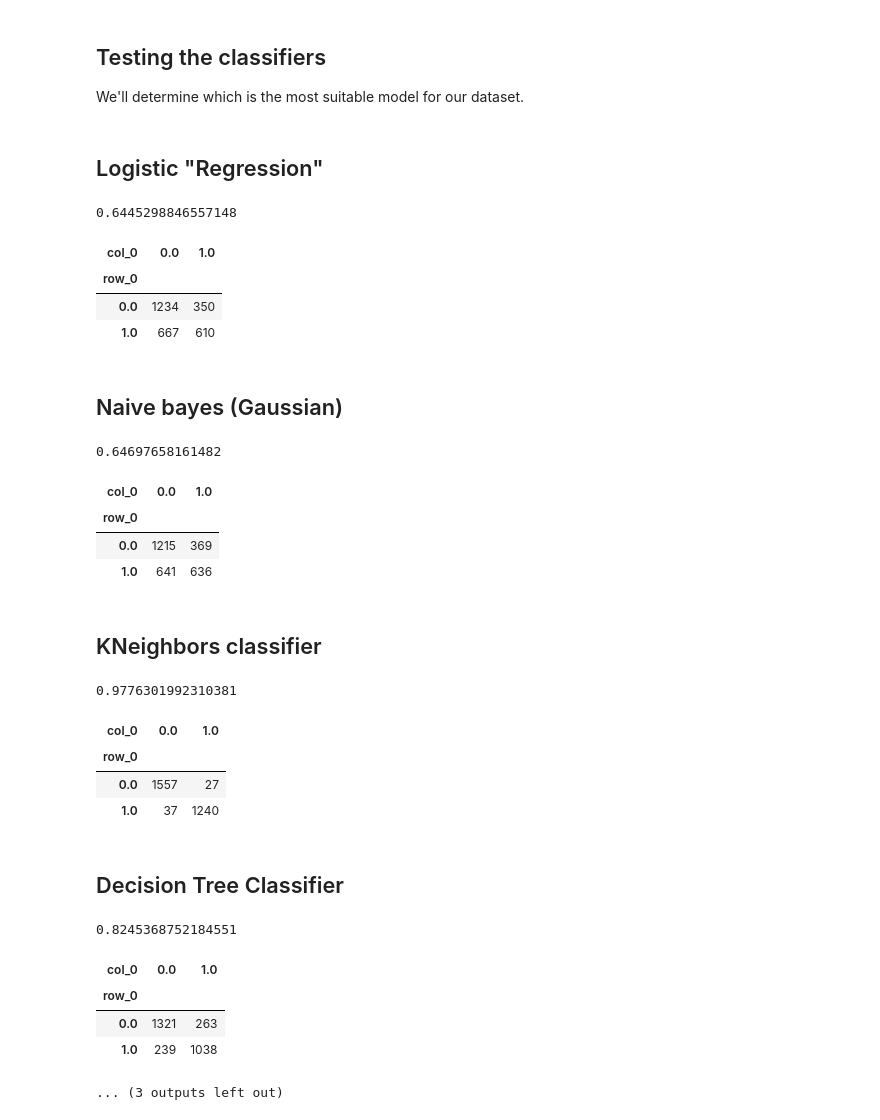
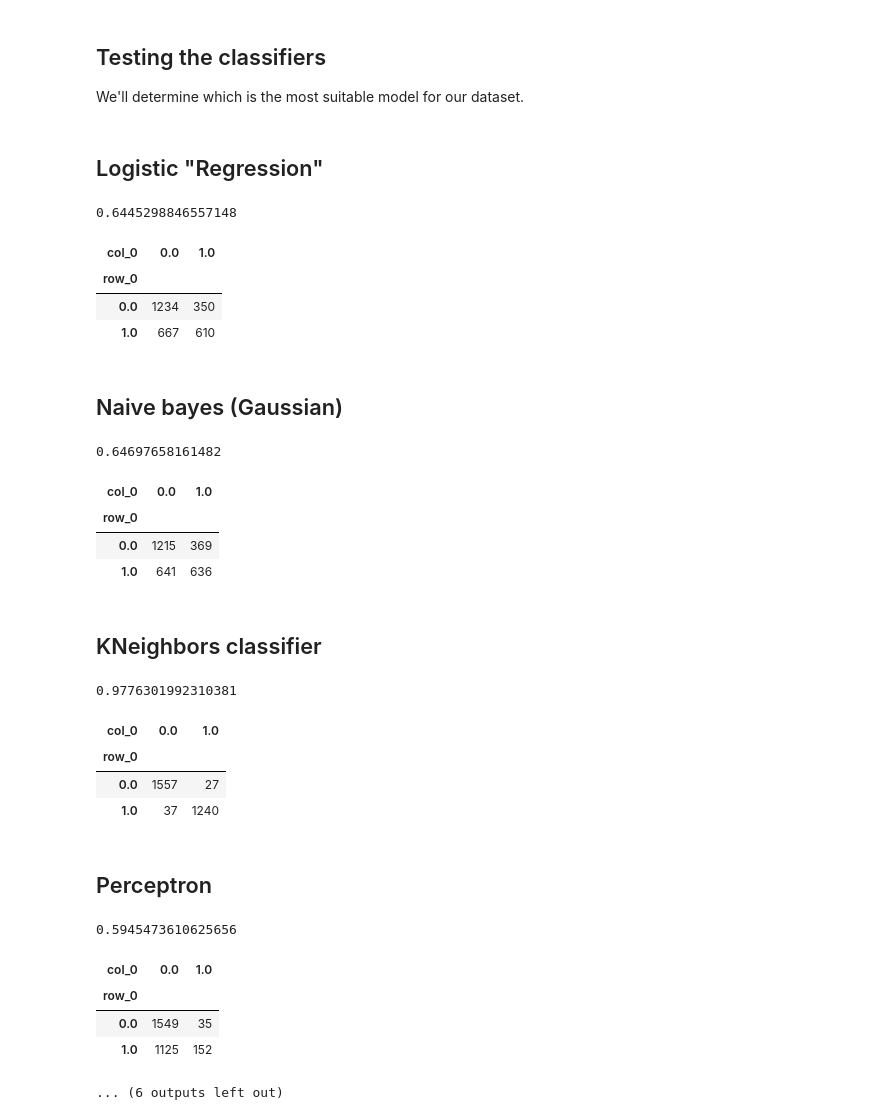
Before and after one commit to Ang3lino/mlnn, a Jupyter notebook: projects/1/main.ipynb, the cells around one changed output. Cells and saved outputs as stored; diff of their text form; code cells hidden in the pictures.

```diff
--- a/projects/1/main.ipynb
+++ b/projects/1/main.ipynb
@@ -69,21 +69,17 @@ plot_eeg(values)
 # remove outliers from the EEG data
 from numpy import mean, std, delete, savetxt
 
-filename_no_outliers = filename.replace('.', 'NoOutliers')
+filename_no_outliers = filename.replace('.', 'NoOutliers.')
 
 def remove_outliers_to_file(values):
     # step over each EEG column
     for i in range(values.shape[1] - 1):
-        # calculate column mean and standard deviation
         data_mean, data_std = mean(values[:,i]), std(values[:,i])
-        # define outlier bounds
-        cut_off = data_std * 4
+        cut_off = data_std * 4  # define outlier bounds
         lower, upper = data_mean - cut_off, data_mean + cut_off
-        # remove too small
         too_small = [j for j in range(values.shape[0]) if values[j,i] < lower]
         values = delete(values, too_small, 0)
         print('->deleted %d rows' % len(too_small))
-        # remove too large
         too_large = [j for j in range(values.shape[0]) if values[j,i] > upper]
         values = delete(values, too_large, 0)
     print('->deleted %d rows' % len(too_large))
@@ -138,7 +134,9 @@ def classifier_summary(clf, name, X_train, X_test, y_train, y_test, latex=False)
     if latex: print(cm.to_latex())
     display(cm)
 # %%
+from sklearn.linear_model import  Perceptron
 
+pe = Perceptron(max_iter=1000, tol=1e-3, eta0=0.1)
 lg = LogisticRegression(random_state=0)
 gnb = GaussianNB()
 knc = KNeighborsClassifier(n_neighbors=3)
@@ -146,32 +144,32 @@ dtc = DecisionTreeClassifier(random_state=0)
 rfc = RandomForestClassifier(random_state=0)
 # %%
 for clf, name in ((lg,'Logistic "Regression"'), (gnb,'Naive bayes (Gaussian)'),
-                  (knc,'KNeighbors classifier'),
+                  (knc,'KNeighbors classifier'), (pe, 'Perceptron'),
                   (dtc,'Decision Tree Classifier'), (rfc, 'Random forest classifier'), ):
     classifier_summary(clf, name, X_train, X_test, y_train, y_test)
 # %% [output]
 ## Logistic "Regression"
 0.6445298846557148
 | col_0 | 0.0 | 1.0 |
 | row_0 |  |  |
 | 0.0 | 1234 | 350 |
 | 1.0 | 667 | 610 |
 ## Naive bayes (Gaussian)
 0.64697658161482
 | col_0 | 0.0 | 1.0 |
 | row_0 |  |  |
 | 0.0 | 1215 | 369 |
 | 1.0 | 641 | 636 |
 ## KNeighbors classifier
 0.9776301992310381
 | col_0 | 0.0 | 1.0 |
 | row_0 |  |  |
 | 0.0 | 1557 | 27 |
 | 1.0 | 37 | 1240 |
-## Decision Tree Classifier
+## Perceptron
-0.8245368752184551
+0.5945473610625656
 | col_0 | 0.0 | 1.0 |
 | row_0 |  |  |
-| 0.0 | 1321 | 263 |
-| 1.0 | 239 | 1038 |
+| 0.0 | 1549 | 35 |
+| 1.0 | 1125 | 152 |
-... (3 outputs left out)
+... (6 outputs left out)
```
Also changed, not shown: 1 other file.
